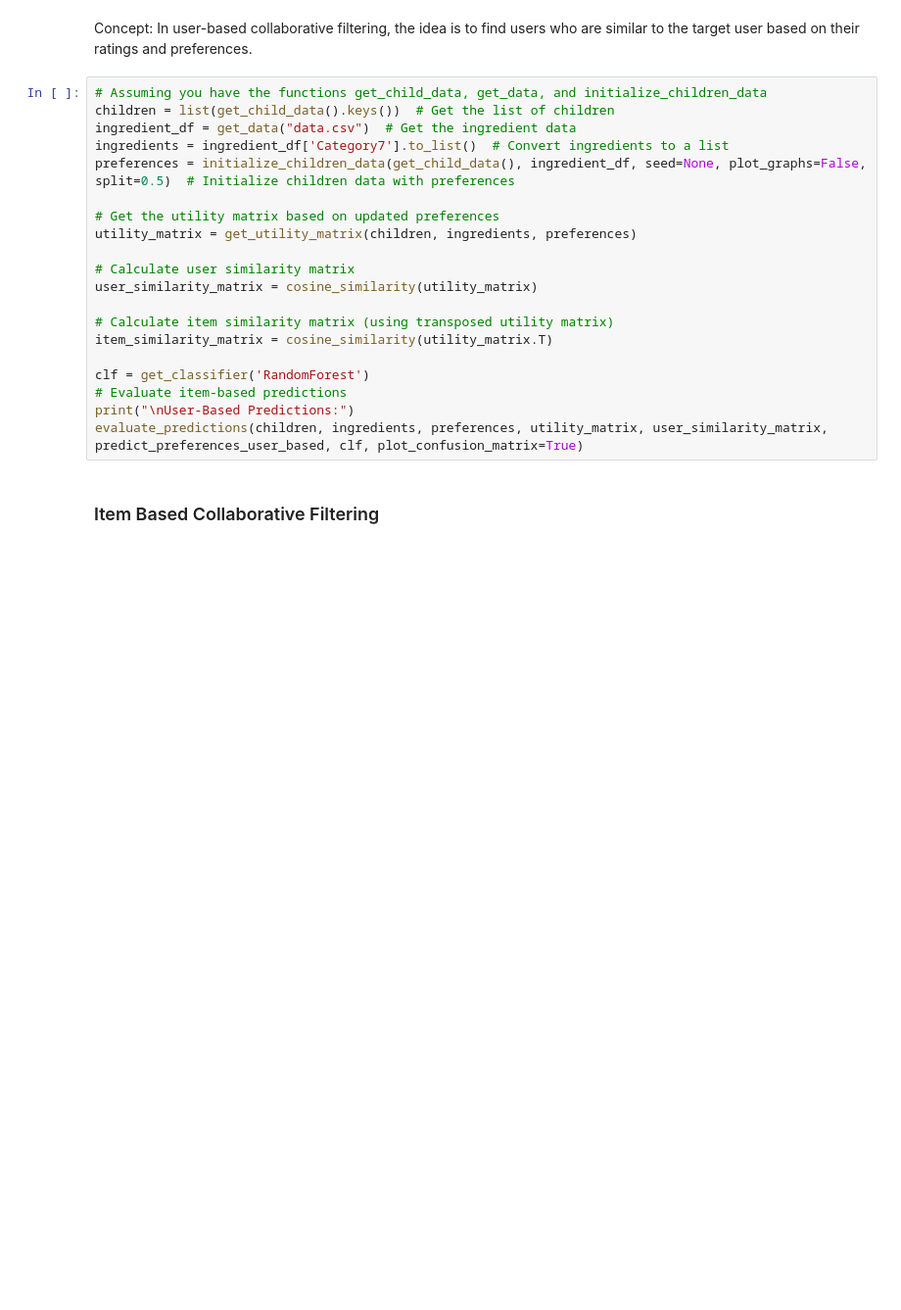
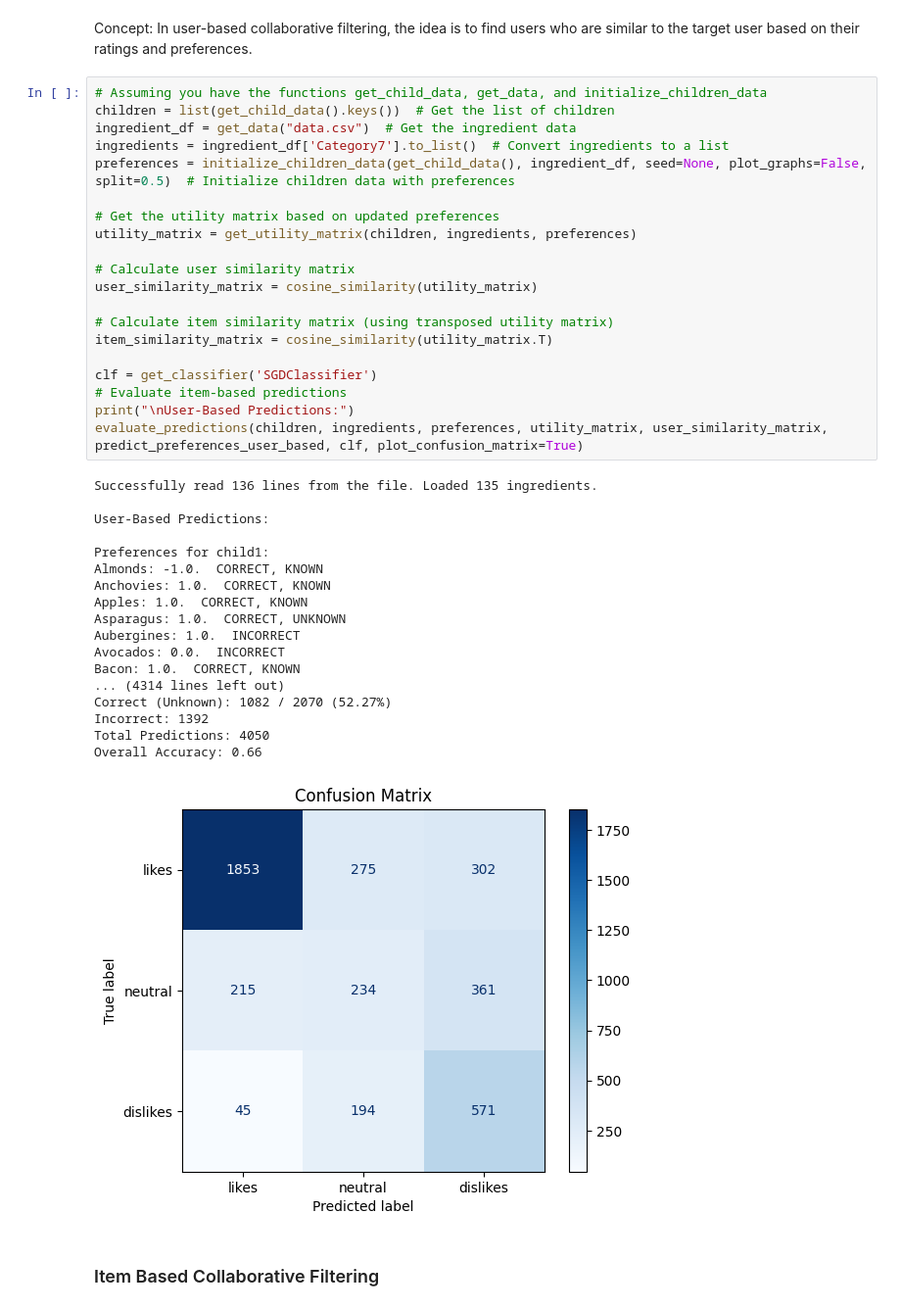
Before and after one commit to Laurie2905-JOHN/Masters_RL, a Jupyter notebook: notebooks/conflict_and_feedback.ipynb, the cells around one changed output. Shown at 98% size. Cells and saved outputs as stored; diff of their text form; blank space fills up the shorter version.

Commit message:
model predict list generated

```diff
--- a/notebooks/conflict_and_feedback.ipynb
+++ b/notebooks/conflict_and_feedback.ipynb
@@ -885,23 +984,42 @@ Concept: In user-based collaborative filtering, the idea is to find users who ar
 # %%
 # Assuming you have the functions get_child_data, get_data, and initialize_children_data
 children = list(get_child_data().keys())  # Get the list of children
 ingredient_df = get_data("data.csv")  # Get the ingredient data
 ingredients = ingredient_df['Category7'].to_list()  # Convert ingredients to a list
 preferences = initialize_children_data(get_child_data(), ingredient_df, seed=None, plot_graphs=False, split=0.5)  # Initialize children data with preferences
 
 # Get the utility matrix based on updated preferences
 utility_matrix = get_utility_matrix(children, ingredients, preferences)
 
 # Calculate user similarity matrix
 user_similarity_matrix = cosine_similarity(utility_matrix)
 
 # Calculate item similarity matrix (using transposed utility matrix)
 item_similarity_matrix = cosine_similarity(utility_matrix.T)
 
-clf = get_classifier('RandomForest')
+clf = get_classifier('SGDClassifier')
 # Evaluate item-based predictions
 print("\nUser-Based Predictions:")
 evaluate_predictions(children, ingredients, preferences, utility_matrix, user_similarity_matrix, predict_preferences_user_based, clf, plot_confusion_matrix=True)
+# %% [output]
+Successfully read 136 lines from the file. Loaded 135 ingredients.
+
+User-Based Predictions:
+
+Preferences for child1:
+Almonds: -1.0.  CORRECT, KNOWN
+Anchovies: 1.0.  CORRECT, KNOWN
+Apples: 1.0.  CORRECT, KNOWN
+Asparagus: 1.0.  CORRECT, UNKNOWN
+Aubergines: 1.0.  INCORRECT
+Avocados: 0.0.  INCORRECT
+Bacon: 1.0.  CORRECT, KNOWN
+... (4314 lines left out)
+Correct (Unknown): 1082 / 2070 (52.27%)
+Incorrect: 1392
+Total Predictions: 4050
+Overall Accuracy: 0.66
+[figure, added]
 # %% [markdown]
 ### Item Based Collaborative Filtering
 # %% [markdown]
```
Also changed, not shown: parts of 6 cells of this notebook, 19 other files.
